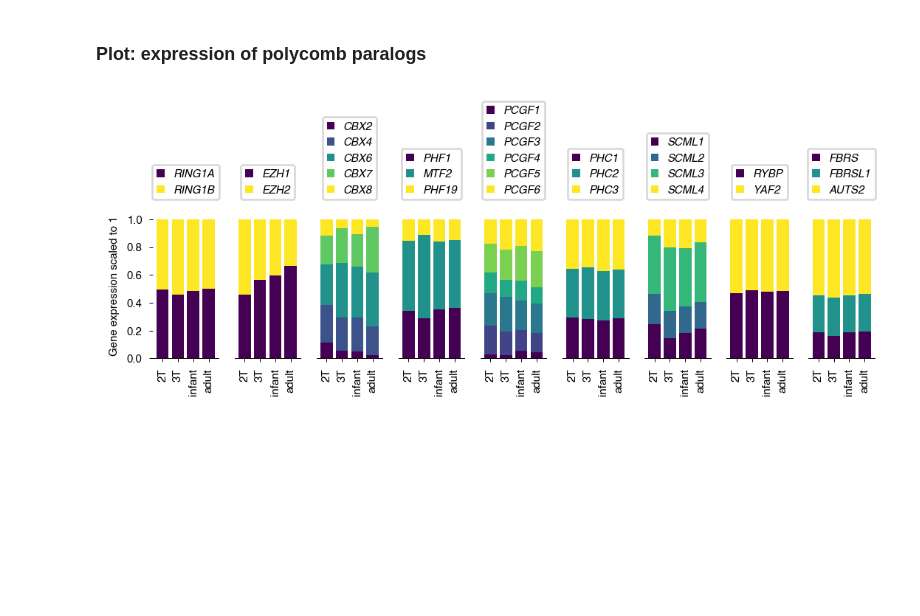
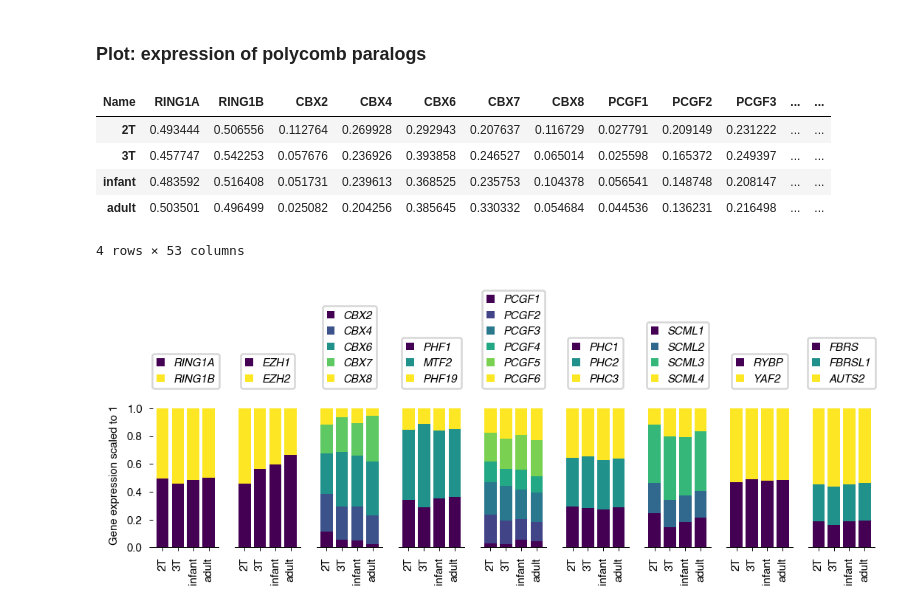
Before and after one commit to i-pletenev/polycomb_in_single_neurons_paper, a Jupyter notebook: code/brain_scRNA-seq.herring2022.ipynb, the cells around one changed output. Saved outputs shown, nothing was run; the diff lists cells and outputs as text; code cells hidden in the pictures; blank space fills up the shorter version.

```diff
--- a/code/brain_scRNA-seq.herring2022.ipynb
+++ b/code/brain_scRNA-seq.herring2022.ipynb
@@ -546,3 +599,21 @@ def plot_paral_prop(expr, pol_genes):
 
     plt.subplots_adjust(wspace=0)
     return
+# %%
+stages = ['2T', '3T', 'infant', 'adult']
+heff_expr_pol = pol_genes.merge(heff_expr, how='inner', left_on='Ensembl_ID', right_on='gene.id')\
+    .set_index('Name')
+
+# paral = parals['RING1']
+
+paral_df = heff_expr_pol.loc[:, stages].T
+
+for p_name, p_genes in parals.items():
+    paral_df[p_genes] = paral_df[p_genes].div(paral_df[p_genes].sum(axis=1), axis=0) # scale to 1
+# %% [output]
+| Name | RING1A | RING1B | CBX2 | CBX4 | CBX6 | CBX7 | CBX8 | PCGF1 | PCGF2 | PCGF3 | ... | ... |
+| 2T | 0.493444 | 0.506556 | 0.112764 | 0.269928 | 0.292943 | 0.207637 | 0.116729 | 0.027791 | 0.209149 | 0.231222 | ... | ... |
+| 3T | 0.457747 | 0.542253 | 0.057676 | 0.236926 | 0.393858 | 0.246527 | 0.065014 | 0.025598 | 0.165372 | 0.249397 | ... | ... |
+| infant | 0.483592 | 0.516408 | 0.051731 | 0.239613 | 0.368525 | 0.235753 | 0.104378 | 0.056541 | 0.148748 | 0.208147 | ... | ... |
+| adult | 0.503501 | 0.496499 | 0.025082 | 0.204256 | 0.385645 | 0.330332 | 0.054684 | 0.044536 | 0.136231 | 0.216498 | ... | ... |
+4 rows × 53 columns
```
Also changed, not shown: parts of 16 cells of this notebook, 10 other files.
